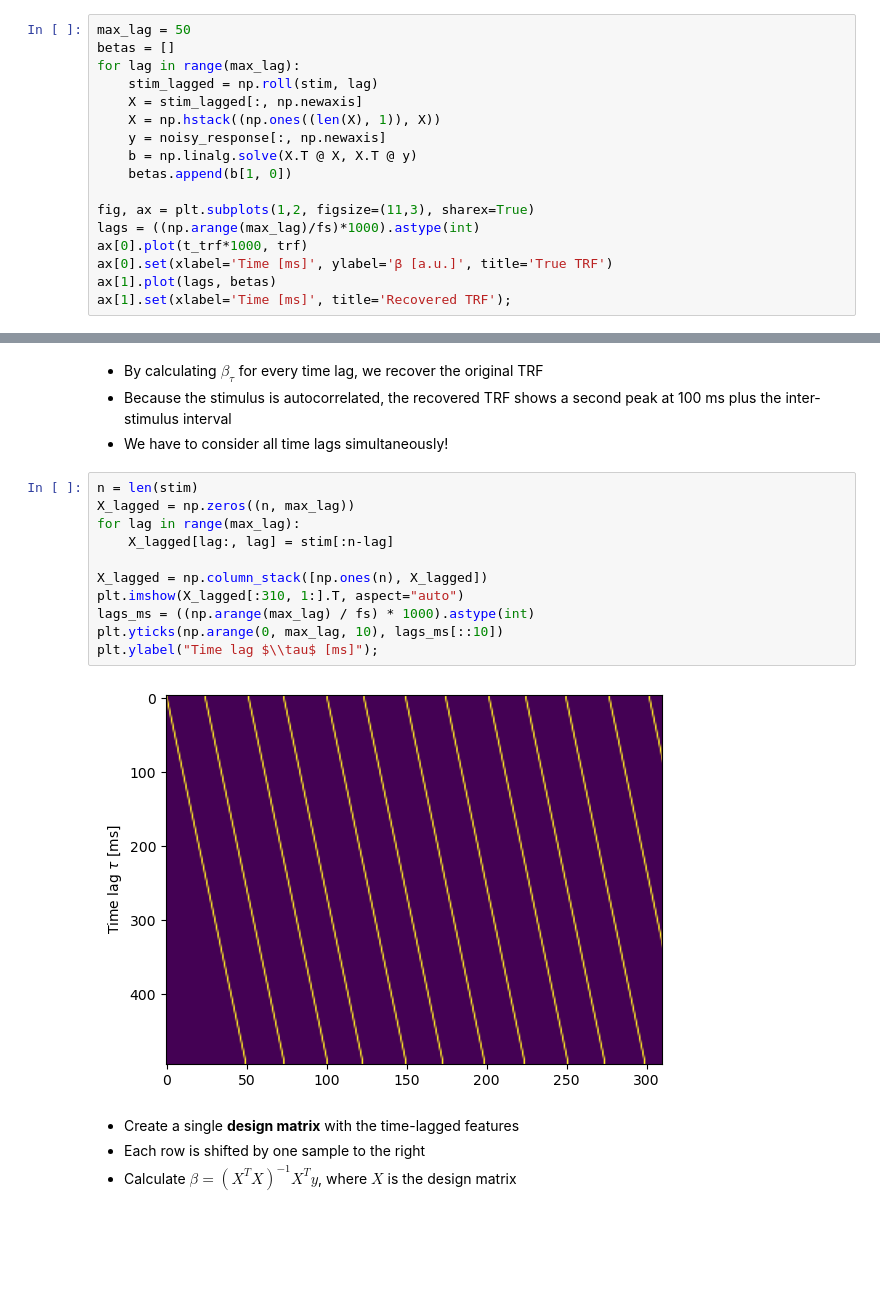
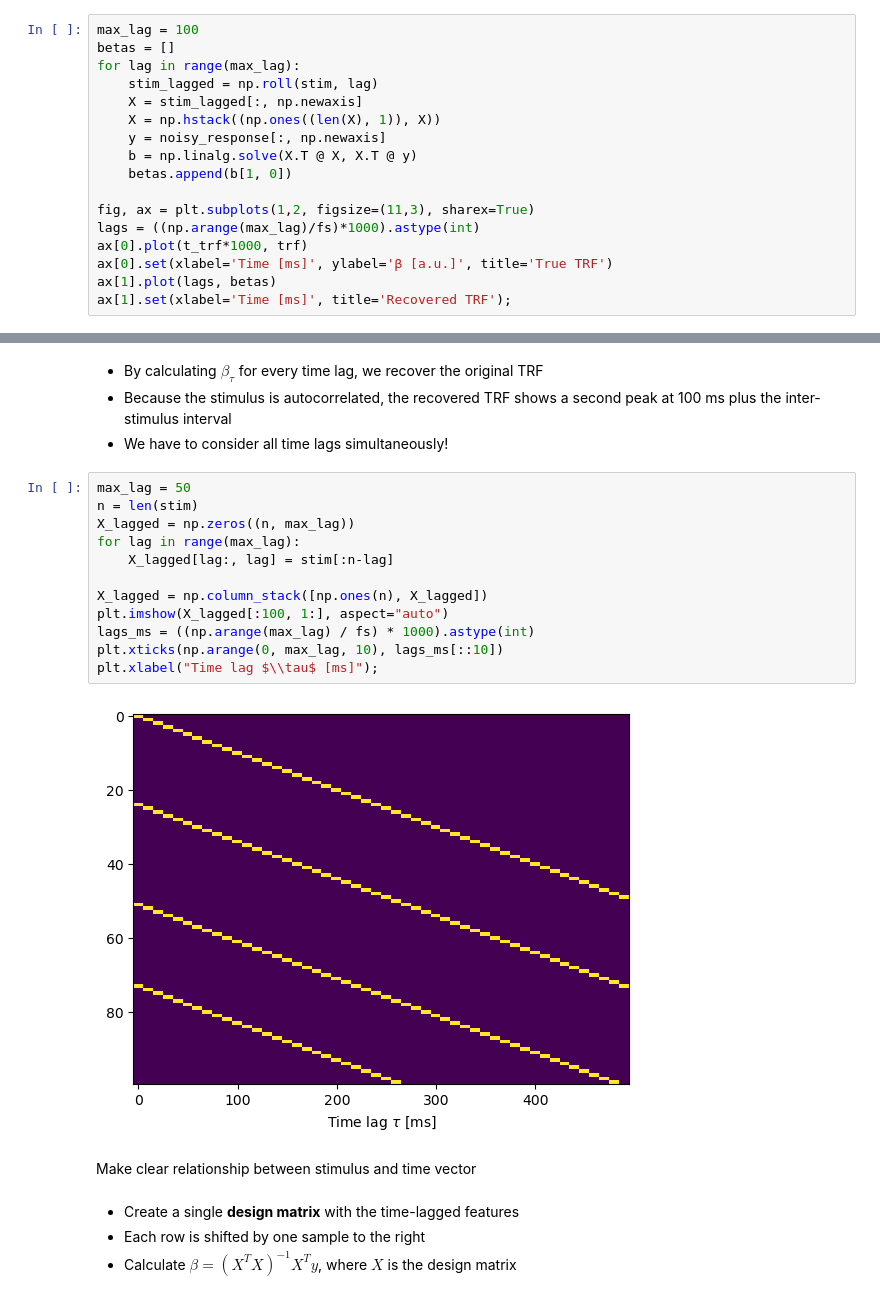
Before and after one commit to OleBialas/iBOTS-Intro-to-EEG-MEG-Analysis-with-MNE-Python, a Jupyter notebook: 10_time_lags/slides.ipynb, the cells around one changed output, grey strips where cells are left out. Saved outputs shown, nothing was run; the diff lists cells and outputs as text; blank space fills up the shorter version.

```diff
--- a/10_time_lags/slides.ipynb
+++ b/10_time_lags/slides.ipynb
@@ -82,7 +82,7 @@ plt.tight_layout();
 - Shift stimulus by time lag $\tau$
 - The slope of the regression line $\beta_{\tau}$ is proportional to the TRF amplitude at $t=\tau$
 # %%
-max_lag = 50
+max_lag = 100
 betas = []
 for lag in range(max_lag):
     stim_lagged = np.roll(stim, lag)
@@ -105,18 +105,21 @@ ax[1].set(xlabel='Time [ms]', title='Recovered TRF');
 - Because the stimulus is autocorrelated, the recovered TRF shows a second peak at 100 ms plus the inter-stimulus interval
 - We have to consider all time lags simultaneously!
 # %%
+max_lag = 50
 n = len(stim)
 X_lagged = np.zeros((n, max_lag))
 for lag in range(max_lag):
     X_lagged[lag:, lag] = stim[:n-lag]
 
 X_lagged = np.column_stack([np.ones(n), X_lagged])
-plt.imshow(X_lagged[:310, 1:].T, aspect="auto")
+plt.imshow(X_lagged[:100, 1:], aspect="auto")
 lags_ms = ((np.arange(max_lag) / fs) * 1000).astype(int)
-plt.yticks(np.arange(0, max_lag, 10), lags_ms[::10])
-plt.ylabel("Time lag $\\tau$ [ms]");
+plt.xticks(np.arange(0, max_lag, 10), lags_ms[::10])
+plt.xlabel("Time lag $\\tau$ [ms]");
 # %% [output]
-[figure, old version]
+[figure, new version]
+# %% [markdown]
+Make clear relationship between stimulus and time vector
 # %% [markdown]
 - Create a single **design matrix** with the time-lagged features
 - Each row is shifted by one sample to the right
```
Also changed, not shown: parts of 1 cell of this notebook, 3 other files.
